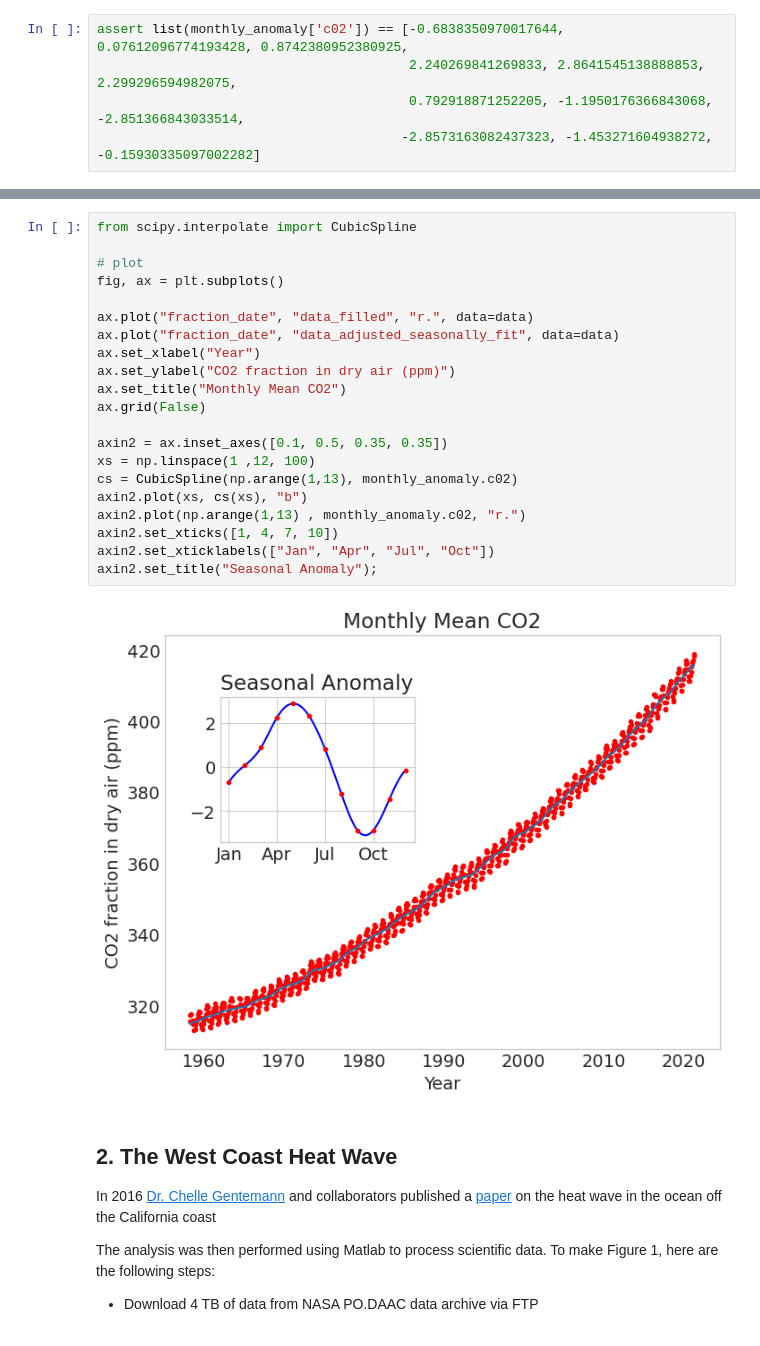
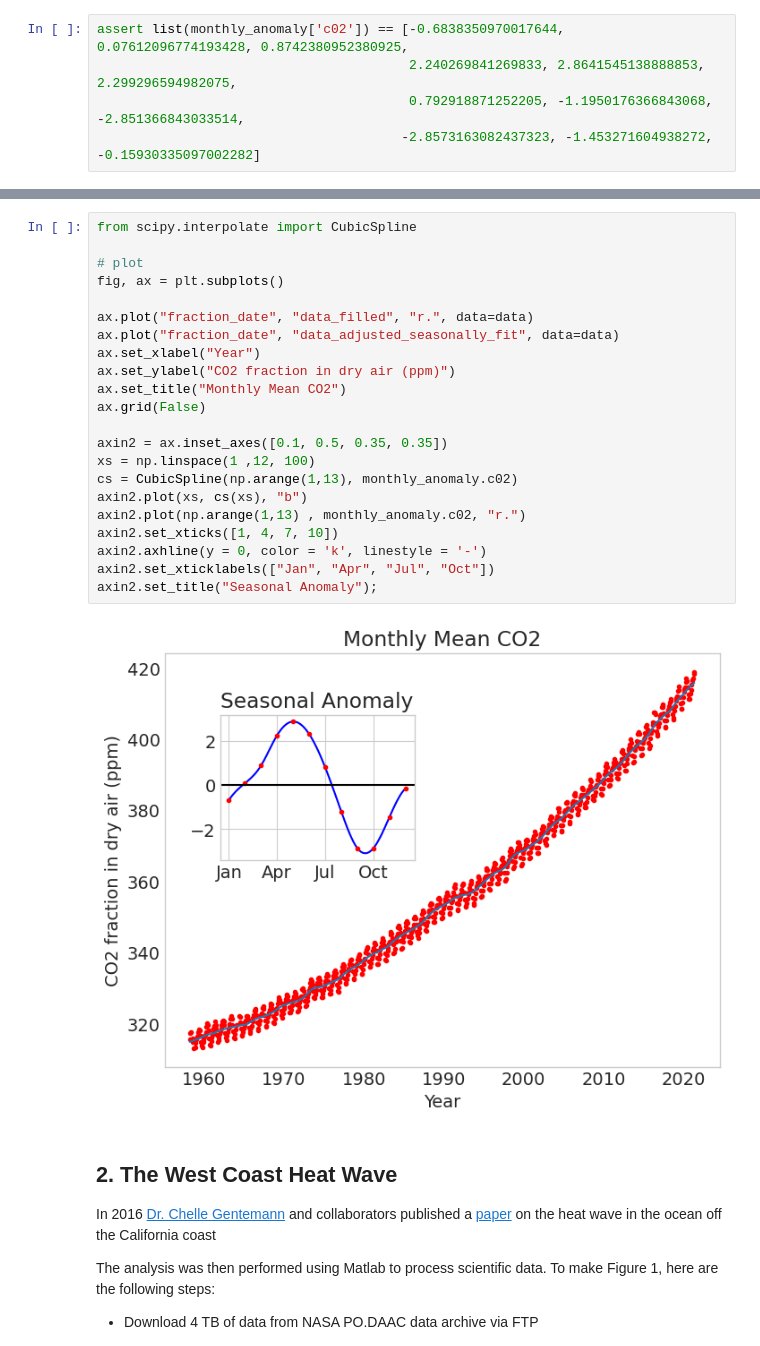
Before and after one commit to UCB-stat-159-s23/hw03-Group12, a Jupyter notebook: hw03-climate.ipynb, the cells around one changed output, grey strips where cells are left out. Saved outputs shown, nothing was run; the diff lists cells and outputs as text.

```diff
--- a/hw03-climate.ipynb
+++ b/hw03-climate.ipynb
@@ -170,26 +170,27 @@ Next, recreate the following figure, which is much closer to the one in the lect
 # %%
 from scipy.interpolate import CubicSpline
 
 # plot
 fig, ax = plt.subplots()
 
 ax.plot("fraction_date", "data_filled", "r.", data=data)
 ax.plot("fraction_date", "data_adjusted_seasonally_fit", data=data)
 ax.set_xlabel("Year")
 ax.set_ylabel("CO2 fraction in dry air (ppm)")
 ax.set_title("Monthly Mean CO2")
 ax.grid(False)
 
 axin2 = ax.inset_axes([0.1, 0.5, 0.35, 0.35])
 xs = np.linspace(1 ,12, 100)
 cs = CubicSpline(np.arange(1,13), monthly_anomaly.c02)
 axin2.plot(xs, cs(xs), "b")
 axin2.plot(np.arange(1,13) , monthly_anomaly.c02, "r.")
 axin2.set_xticks([1, 4, 7, 10])
+axin2.axhline(y = 0, color = 'k', linestyle = '-')
 axin2.set_xticklabels(["Jan", "Apr", "Jul", "Oct"])
 axin2.set_title("Seasonal Anomaly");
 # %% [output]
-[figure, old version]
+[figure, new version]
 # %% [markdown]
 ## 2. The West Coast Heat Wave
 
```
